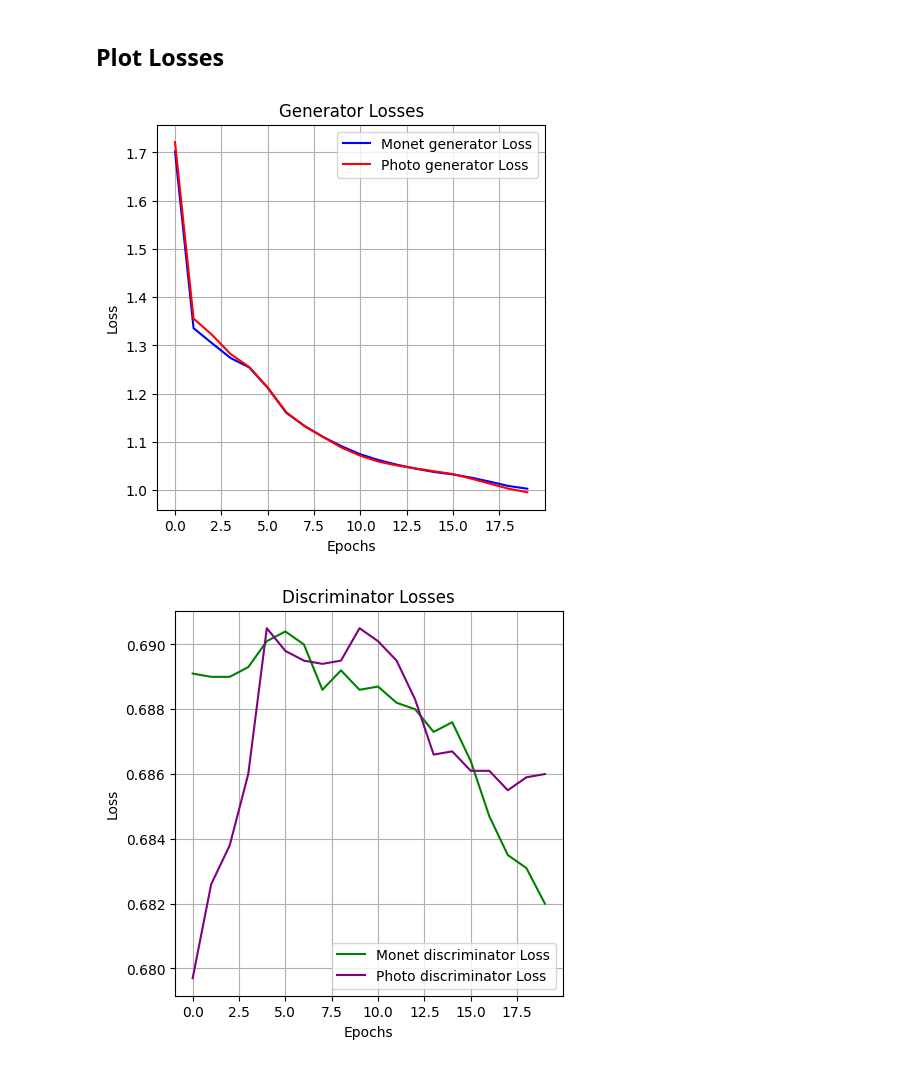
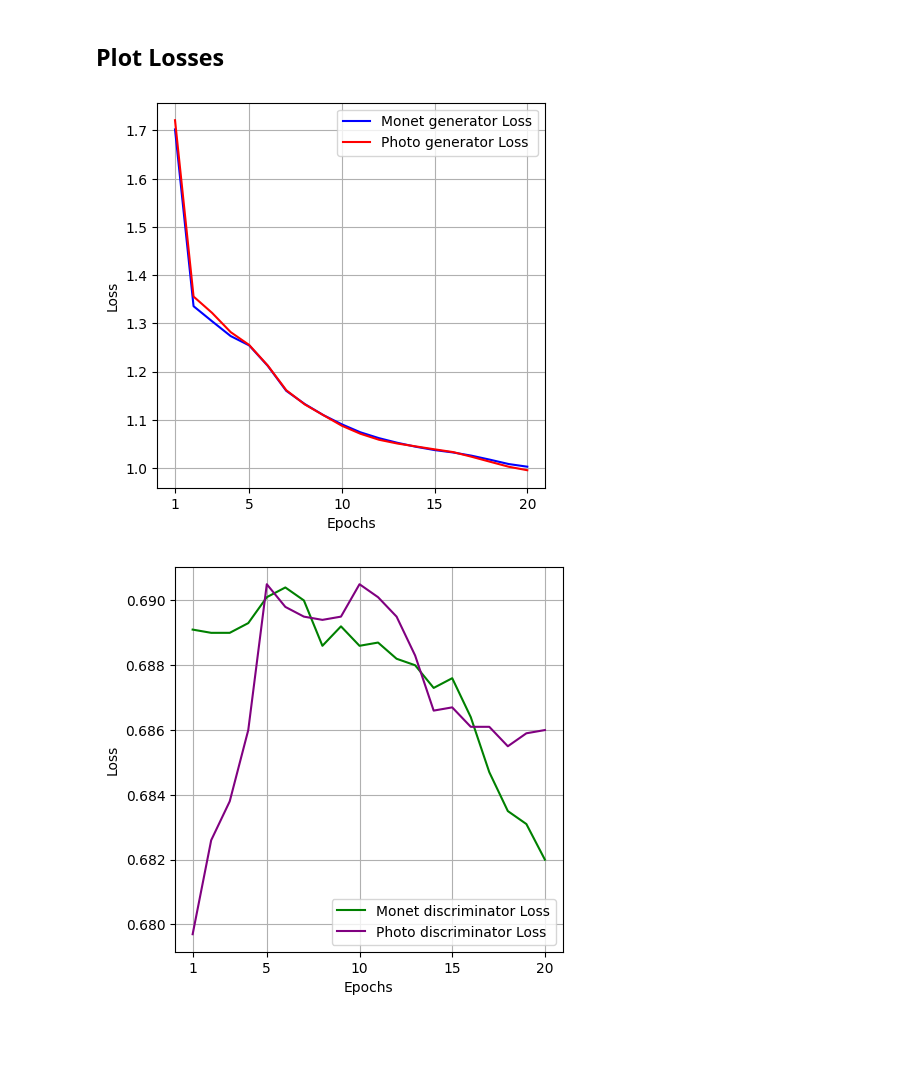
Before and after one commit to H3isenb3rg/Cotti_Beatrice_DL2023, a Jupyter notebook: plots.ipynb, the cells around one changed output. Saved outputs shown, nothing was run; the diff lists cells and outputs as text; code cells hidden in the pictures; blank space fills up the shorter version.

```diff
--- a/plots.ipynb
+++ b/plots.ipynb
@@ -78,27 +78,30 @@ Photo Disc Losses: [0.6797, 0.6826, 0.6838, 0.686, 0.6905, 0.6898, 0.6895, 0.689
 # %%
 import matplotlib.pyplot as plt
 
+epochs = range(1, len(monet_gen_losses) + 1)
+xticks = [1, 5, 10, 15, 20]
+
 # Create a separate figure for the generator losses
 plt.figure(figsize=(5, 5))
-plt.plot(monet_gen_losses, label='Monet generator Loss', color='blue')
-plt.plot(photo_gen_losses, label='Photo generator Loss', color='red')
-plt.title('Generator Losses')
+plt.plot(epochs, monet_gen_losses, label='Monet generator Loss', color='blue')
+plt.plot(epochs, photo_gen_losses, label='Photo generator Loss', color='red')
 plt.xlabel('Epochs')
 plt.ylabel('Loss')
 plt.grid()
+plt.xticks(xticks)
 plt.legend()
 plt.show()
 
 # Create a separate figure for the discriminator losses
 plt.figure(figsize=(5, 5))
-plt.plot(monet_disc_losses, label='Monet discriminator Loss', color='green')
-plt.plot(photo_disc_losses, label='Photo discriminator Loss', color='purple')
-plt.title('Discriminator Losses')
+plt.plot(epochs, monet_disc_losses, label='Monet discriminator Loss', color='green')
+plt.plot(epochs, photo_disc_losses, label='Photo discriminator Loss', color='purple')
 plt.xlabel('Epochs')
 plt.ylabel('Loss')
 plt.grid()
+plt.xticks(xticks)
 plt.legend()
 plt.show()
 # %% [output]
-[figure, old version]
+[figure, new version]
-[figure, old version]
+[figure, new version]
```
Also changed, not shown: 3 other files.
